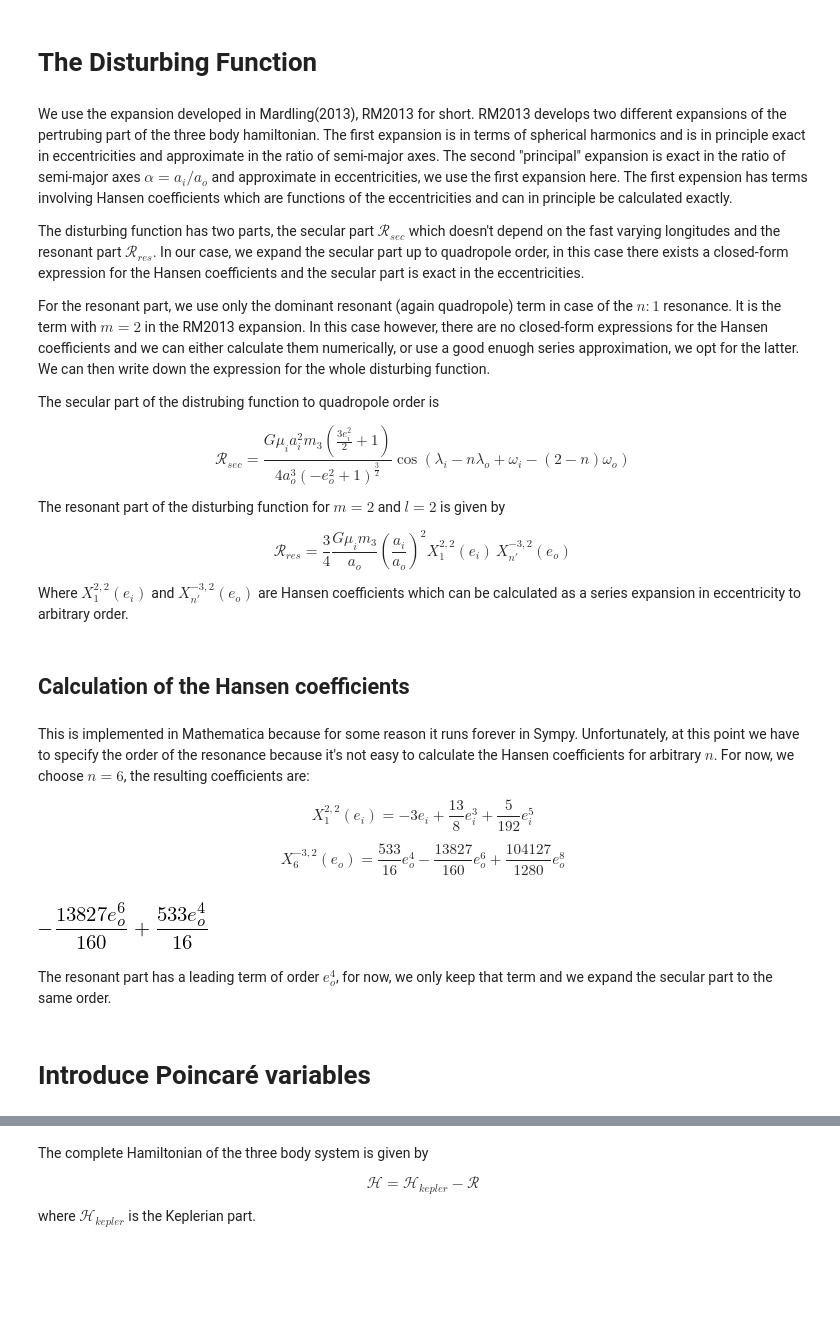
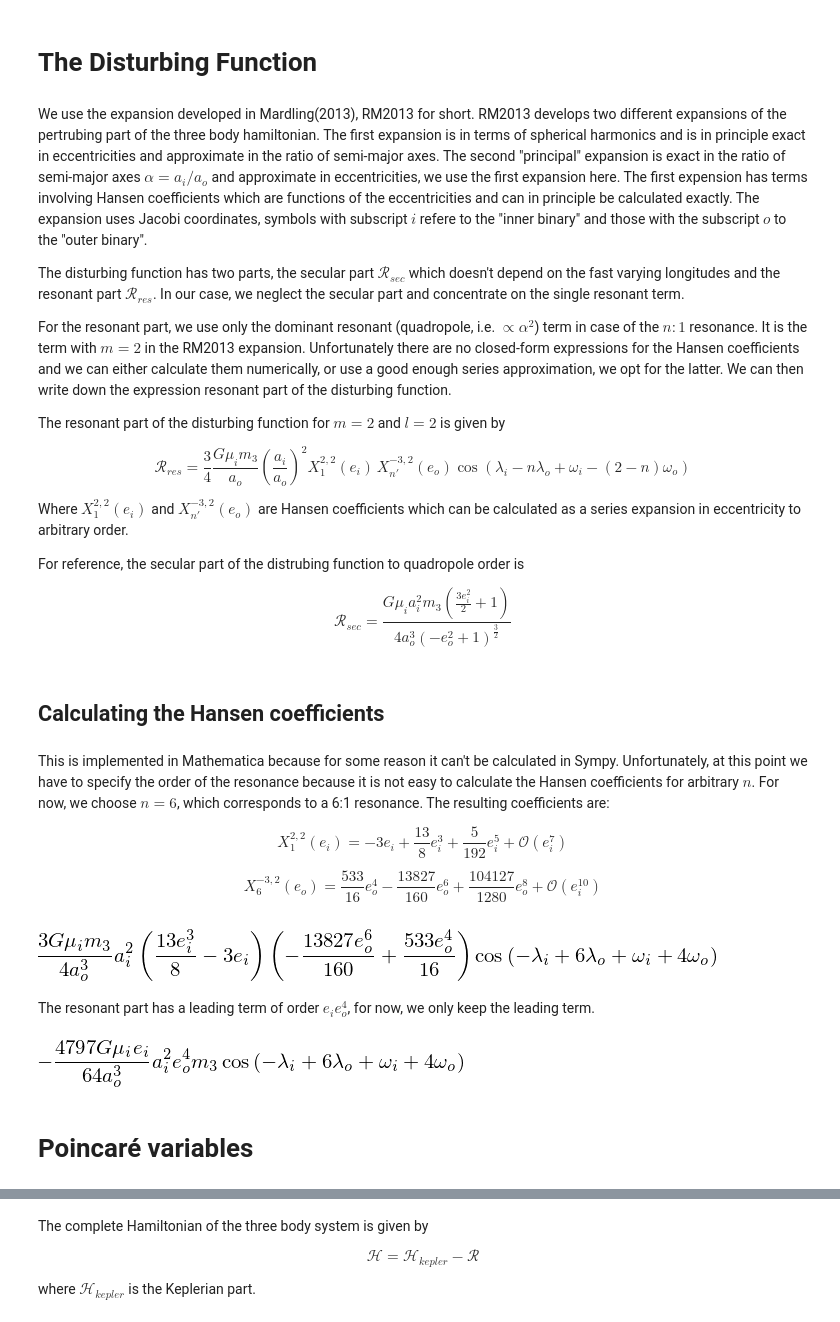
Before and after one commit to fbartolic/master_thesis, a Jupyter notebook: notebooks/resonant_hamiltonian.ipynb, the cells around one changed output, grey strips where cells are left out. Drawn from its saved outputs; the diff is of its cells as text; code cells hidden in the pictures; blank space fills up the shorter version.

```diff
--- a/notebooks/resonant_hamiltonian.ipynb
+++ b/notebooks/resonant_hamiltonian.ipynb
@@ -26,38 +26,59 @@ display(HTML("<style>.container { width:65% !important; }</style>"))
 # %% [markdown]
 # The Disturbing Function
 # %% [markdown]
-We use the expansion developed in Mardling(2013), RM2013 for short. RM2013 develops two different expansions of the pertrubing part of the three body hamiltonian. The first expansion is in terms of spherical harmonics and is in principle exact in eccentricities and approximate in the ratio of semi-major axes. The second "principal" expansion is exact in the ratio of semi-major axes $\alpha=a_i/a_o$ and approximate in eccentricities, we use the first expansion here. The first expension has terms involving Hansen coefficients which are functions of the eccentricities and can in principle be calculated exactly.
+We use the expansion developed in Mardling(2013), RM2013 for short. RM2013 develops two different expansions of the pertrubing part of the three body hamiltonian. The first expansion is in terms of spherical harmonics and is in principle exact in eccentricities and approximate in the ratio of semi-major axes. The second "principal" expansion is exact in the ratio of semi-major axes $\alpha=a_i/a_o$ and approximate in eccentricities, we use the first expansion here. The first expension has terms involving Hansen coefficients which are functions of the eccentricities and can in principle be calculated exactly. The expansion
+uses Jacobi coordinates, symbols with subscript $i$ refere to the "inner binary" and those
+with the subscript $o$ to the "outer binary".
 
-The disturbing function has two parts, the secular part $\mathcal{R}_{sec}$ which doesn't depend on the fast varying longitudes and the resonant part $\mathcal{R}_{res}$. In our case, we expand the secular part up to quadropole order, in this case there exists a closed-form expression for the Hansen coefficients and the secular part is exact in the eccentricities.
+The disturbing function has two parts, the secular part $\mathcal{R}_{sec}$ which doesn't depend on the fast varying longitudes and the resonant part $\mathcal{R}_{res}$. In our case,
+we neglect the secular part and concentrate on the single resonant term.
 
-For the resonant part, we use only the dominant resonant (again quadropole) term in case of the $n:1$ resonance. It is the term with $m=2$ in the RM2013 expansion. In this case however, there are no closed-form expressions for the Hansen coefficients and we can either calculate them numerically, or use a good enuogh series approximation, we opt for the latter. We can then write down the expression for the whole disturbing function.
-
-The secular part of the distrubing function to quadropole order is
-
-$$\mathcal{R}_{sec} = \frac{G \mu_i a_{i}^{2} m_{3} \left(\frac{3 e_{i}^{2}}{2} + 1\right)}{4 a_{o}^{3} \left(- e_{o}^{2} + 1\right)^{\frac{3}{2}}}\cos(\lambda_i - n\lambda_o+\omega_i-(2-n)\omega_o)$$
+For the resonant part, we use only the dominant resonant (quadropole, i.e. $\propto\alpha^2$) term in case of the $n:1$ resonance. It is the term with $m=2$ in the RM2013 expansion.
+Unfortunately there are no closed-form expressions for the Hansen coefficients and we can either calculate them numerically, or use a good enough series approximation, we opt for the latter. We can then write down the expression resonant part of the disturbing function.
 
 The resonant part of the disturbing function for $m=2$ and $l=2$ is given by
 
-$$\mathcal{R}_{res} = \frac{3}{4}\frac{G\mu_im_3}{a_o}\left(\frac{a_i}{a_o}\right)^2X^{2,2}_1(e_i)\,X^{-3,2}_{n'}(e_o)$$
+$$\mathcal{R}_{res} = \frac{3}{4}\frac{G\mu_im_3}{a_o}\left(\frac{a_i}{a_o}\right)^2X^{2,2}_1(e_i)\,X^{-3,2}_{n'}(e_o)\cos(\lambda_i - n\lambda_o+\omega_i-(2-n)\omega_o)$$
 
 Where $X^{2,2}_1(e_i)$ and $X^{-3,2}_{n'}(e_o)$ are Hansen coefficients which can be calculated as a series expansion in eccentricity to arbitrary order.
+
+For reference, the secular part of the distrubing function to quadropole order is
+
+$$\mathcal{R}_{sec} = \frac{G \mu_i a_{i}^{2} m_{3} \left(\frac{3 e_{i}^{2}}{2} + 1\right)}{4 a_{o}^{3} \left(- e_{o}^{2} + 1\right)^{\frac{3}{2}}}$$
 # %% [markdown]
-## Calculation of the Hansen coefficients
+## Calculating the Hansen coefficients
 # %% [markdown]
-This is implemented in Mathematica because for some reason it runs forever in Sympy. Unfortunately, at this point we have to specify the order of the resonance because it's not easy to calculate the Hansen coefficients for arbitrary $n$. For now, we choose $n=6$, the resulting coefficients are:
+This is implemented in Mathematica because for some reason it can't be calculated in Sympy. Unfortunately, at this point we have to specify the order of the resonance because it is
+not easy to calculate the Hansen coefficients for arbitrary $n$.
+For now, we choose $n=6$, which corresponds to a 6:1 resonance. The resulting
+coefficients are:
 
-$$X^{2,2}_1(e_i) = -3e_i+\frac{13}{8}e_i^3+\frac{5}{192}e_i^5$$
+$$X^{2,2}_1(e_i) = -3e_i+\frac{13}{8}e_i^3+\frac{5}{192}e_i^5+\mathcal{O}(e_i^7)$$
 
-$$X^{-3,2}_6(e_o)=\frac{533}{16}e_o^4-\frac{13827}{160}e_o^6+\frac{104127}{1280}e_o^8$$
+$$X^{-3,2}_6(e_o)=\frac{533}{16}e_o^4-\frac{13827}{160}e_o^6+\frac{104127}{1280}e_o^8
++\mathcal{O}(e_i^{10})$$
 # %%
 # Define symbols for orbital elements and constants
 mu_i, mu_o, a_i, a_o, e_i, e_o, m3, n, G = \
 symbols("\mu_i,\mu_o,a_i,a_o,e_i,e_o,m_3,n,G", positive=True, real=True)
-R_sec, R_res, R = symbols("\mathcal{R}_{sec}, \mathcal{R}_{res}, \mathcal{R}", real=True)
-lambda_i, lambda_o, w_i, w_o = symbols("\lambda_i, \lambda_o, \omega_i, \omega_o", real=True)
 
+R_sec, R_res, R = \
+    symbols("\mathcal{R}_{sec}, \mathcal{R}_{res}, \mathcal{R}", real=True)
+
+lambda_i, lambda_o, w_i, w_o = \
+    symbols("\lambda_i, \lambda_o, \omega_i, \omega_o", real=True)
+
+
+# Define Hensen coefficients for n=6
 X_in = -3*e_i + 13*e_i**3/8
 X_ou = 533*e_o**4/16 - 13827*e_o**6/160
-X_ou
+
+# Resonant part of the disturbing function
+R_res = Rational(3,4)*G*mu_i*m3/a_o*(a_i/a_o)**2*X_in*X_ou\
+*cos(6*lambda_o - lambda_i +4*w_o + w_i)
+
+# Secular part of the disturbing function
+# R_sec = G*mu_i*m3/(4*a_o)*(a_i/a_o)**2*(1 + 3*e_i**2/2)/(1 - e_o**2)**(Rational(3, 2))
+R_res
 # %% [output]
-[figure, old version]
+[figure, new version]
@@ -71,12 +85,16 @@ R_sec = G*mu_i*m3/(4*a_o)*(a_i/a_o)**2*(1 + 3*e_i**2/2)/(1 - e_o**2)**(Rational(
 # %% [markdown]
-The resonant part has a leading term of order $e_o^4$, for now, we only keep that term and we expand the secular part to the same order.
+The resonant part has a leading term of order $e_ie_o^4$, for now, we only keep the leading
+term.
 # %%
-R_sec = series(R_sec, e_o, 0, 5).removeO()
-R_res = series(R_res, e_o, 0, 5).removeO()
+# R_sec = series(R_sec, e_o, 0, 5).removeO()
+R_res = series(series(R_res, e_o, 0, 5).removeO(), e_i, 0, 2).removeO()
 
 R = R_res
+R
+# %% [output]
+[figure, added]
 # %% [markdown]
-# Introduce Poincaré variables
+# Poincaré variables
 # %% [markdown]
 Poincaré variables for the inner binary are defined as:
 
```
Also changed, not shown: parts of 69 cells of this notebook.
